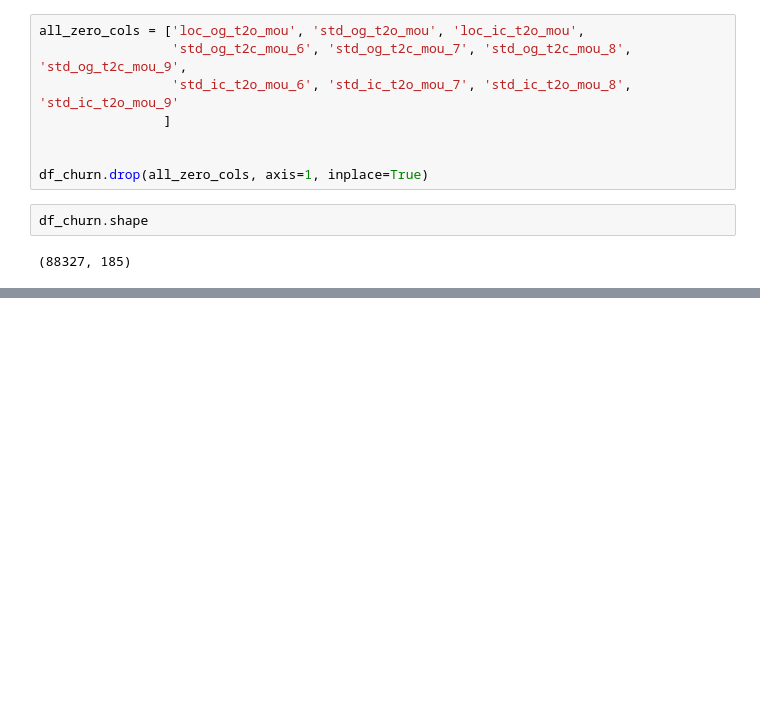
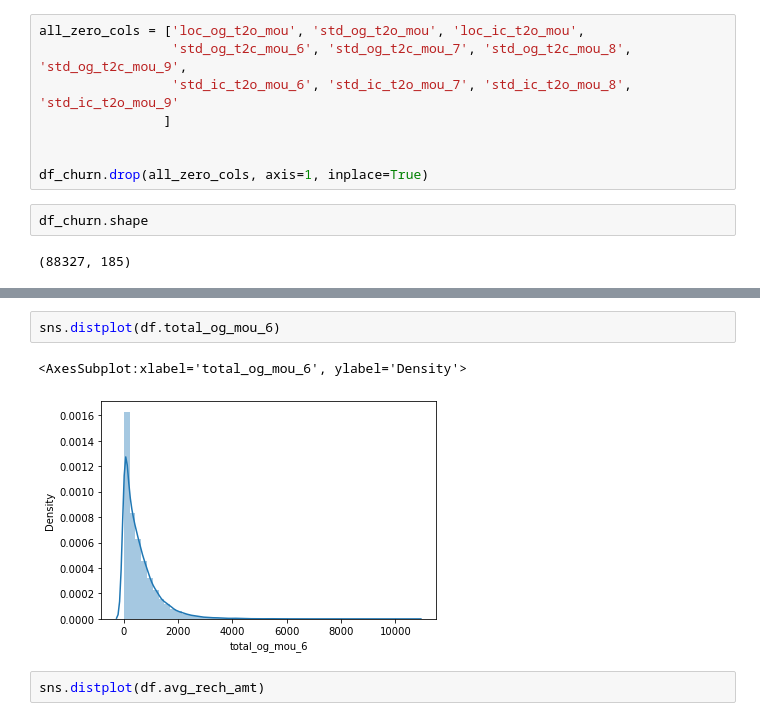
Before and after one commit to ved0507/telcom-churn-2021, a Jupyter notebook: Telcom_churn.ipynb, the cells around one changed output, grey strips where cells are left out. Cells and saved outputs as stored; diff of their text form; blank space fills up the shorter version.

```diff
--- a/Telcom_churn.ipynb
+++ b/Telcom_churn.ipynb
@@ -410,0 +503,7 @@ df_churn.describe()
+# %%
+sns.distplot(df.total_og_mou_6)
+# %% [output]
+<AxesSubplot:xlabel='total_og_mou_6', ylabel='Density'>
+[figure, added]
+# %%
+sns.distplot(df.avg_rech_amt)
```
Also changed, not shown: parts of 33 cells of this notebook.
